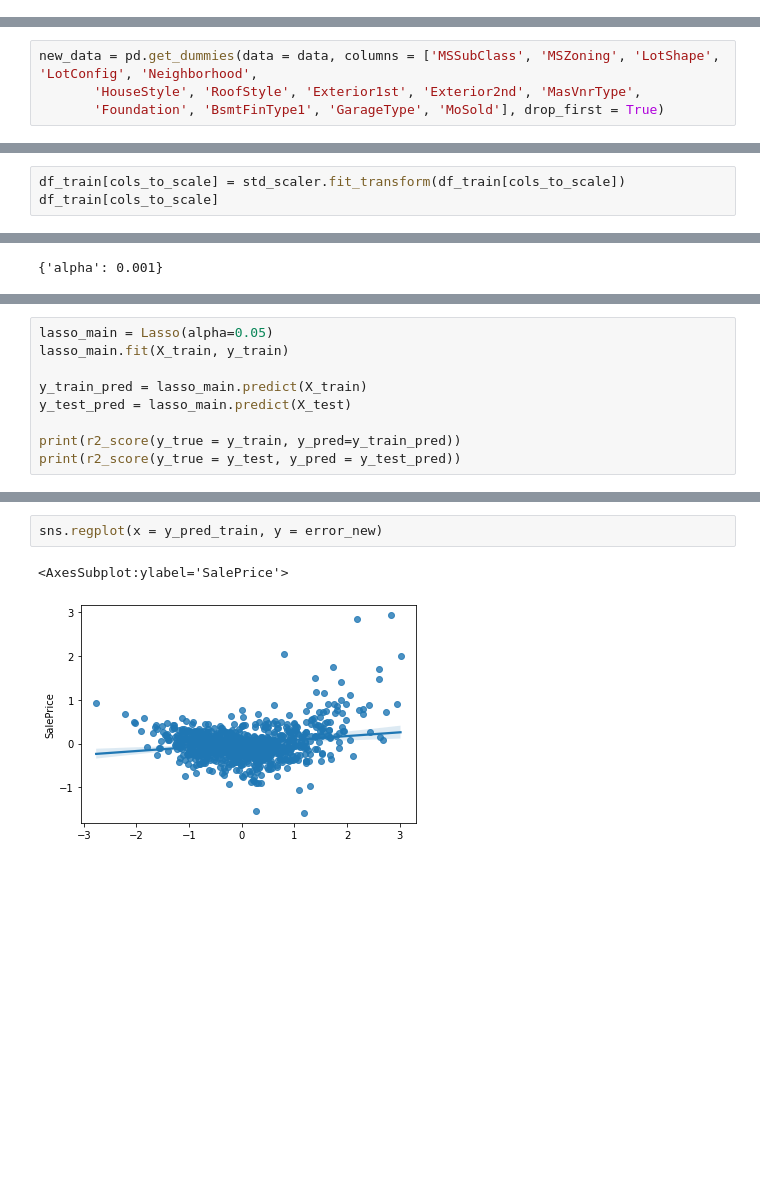
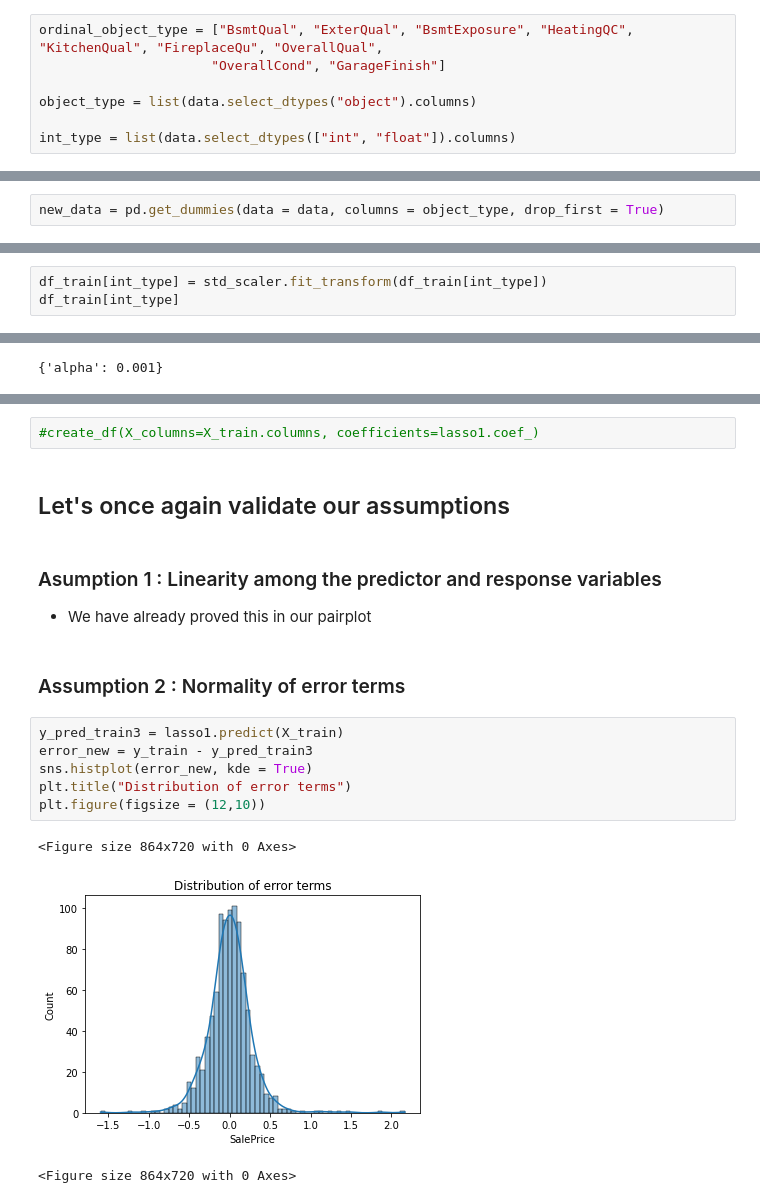
Before and after one commit to basil-16/SurpriseHousing, a Jupyter notebook: AdvancedRegressionAssignment.ipynb, the cells around one changed output, grey strips where cells are left out. Cells and saved outputs as stored; diff of their text form; blank space fills up the shorter version.

```diff
--- a/AdvancedRegressionAssignment.ipynb
+++ b/AdvancedRegressionAssignment.ipynb
@@ -1281,3 +1286,10 @@ Name: FireplaceQu, dtype: int64
 data["FireplaceQu"] = mapping(dataframe = data, column = "FireplaceQu", mappings=[["No_fireplace",
                                                                                   "Po", "Fa", "TA", "Gd", "Ex"],
                                                                                  [0,1,2,3,4,5]])
+# %%
+ordinal_object_type = ["BsmtQual", "ExterQual", "BsmtExposure", "HeatingQC", "KitchenQual", "FireplaceQu", "OverallQual",
+                      "OverallCond", "GarageFinish"]
+
+object_type = list(data.select_dtypes("object").columns)
+
+int_type = list(data.select_dtypes(["int", "float"]).columns)
@@ -1321,9 +1381,7 @@ Index(['LotFrontage', 'LotArea', 'OverallQual', 'OverallCond', 'MasVnrArea',
        'YearRemodAdd_Age', 'YrSold_Age'],
       dtype='object')
 # %%
-new_data = pd.get_dummies(data = data, columns = ['MSSubClass', 'MSZoning', 'LotShape', 'LotConfig', 'Neighborhood',
-       'HouseStyle', 'RoofStyle', 'Exterior1st', 'Exterior2nd', 'MasVnrType',
-       'Foundation', 'BsmtFinType1', 'GarageType', 'MoSold'], drop_first = True)
+new_data = pd.get_dummies(data = data, columns = object_type, drop_first = True)
 # %%
 new_data
 # %% [output]
@@ -1407,6 +1474,6 @@ cols_to_scale = ['LotFrontage', 'LotArea', 'OverallQual', 'OverallCond', 'MasVnr
 # %%
-df_train[cols_to_scale] = std_scaler.fit_transform(df_train[cols_to_scale])
-df_train[cols_to_scale]
+df_train[int_type] = std_scaler.fit_transform(df_train[int_type])
+df_train[int_type]
 # %% [output]
 |  | LotFrontage | LotArea | OverallQual | OverallCond | MasVnrArea | ExterQual | BsmtQual | BsmtExposure | ... |
 | 31 | -0.391450 | -0.248313 | -0.774572 | 0.373212 | -0.599401 | -0.674946 | -0.513357 | -0.572014 | ... |
@@ -1586,9 +1639,0 @@ Percent decrease in features with lasso regression is 38.095
-# %%
-lasso_main = Lasso(alpha=0.05)
-lasso_main.fit(X_train, y_train)
-
-y_train_pred = lasso_main.predict(X_train)
-y_test_pred = lasso_main.predict(X_test)
-
-print(r2_score(y_true = y_train, y_pred=y_train_pred))
-print(r2_score(y_true = y_test, y_pred = y_test_pred))
@@ -1631,5 +1640,19 @@ plt.figure(figsize = (12,10))
-# %%
-sns.regplot(x = y_pred_train, y = error_new)
-# %% [output]
-<AxesSubplot:ylabel='SalePrice'>
-[figure, removed]
+# %%
+#create_df(X_columns=X_train.columns, coefficients=lasso1.coef_)
+# %% [markdown]
+## Let's once again validate our assumptions
+# %% [markdown]
+### Asumption 1 : Linearity among the predictor and response variables
+- We have already proved this in our pairplot
+# %% [markdown]
+### Assumption 2 : Normality of error terms
+# %%
+y_pred_train3 = lasso1.predict(X_train)
+error_new = y_train - y_pred_train3
+sns.histplot(error_new, kde = True)
+plt.title("Distribution of error terms")
+plt.figure(figsize = (12,10))
+# %% [output]
+<Figure size 864x720 with 0 Axes>
+[figure, added]
+<Figure size 864x720 with 0 Axes>
```
Also changed, not shown: parts of 105 cells of this notebook, 1 other file.
